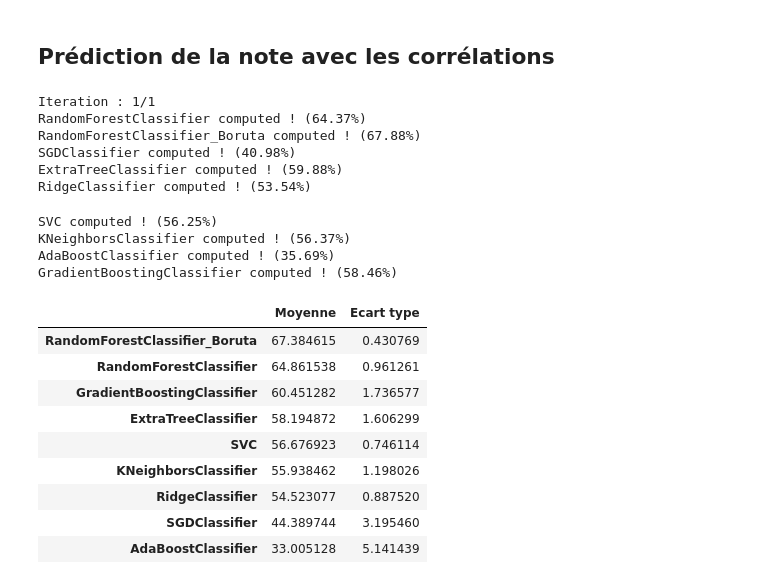
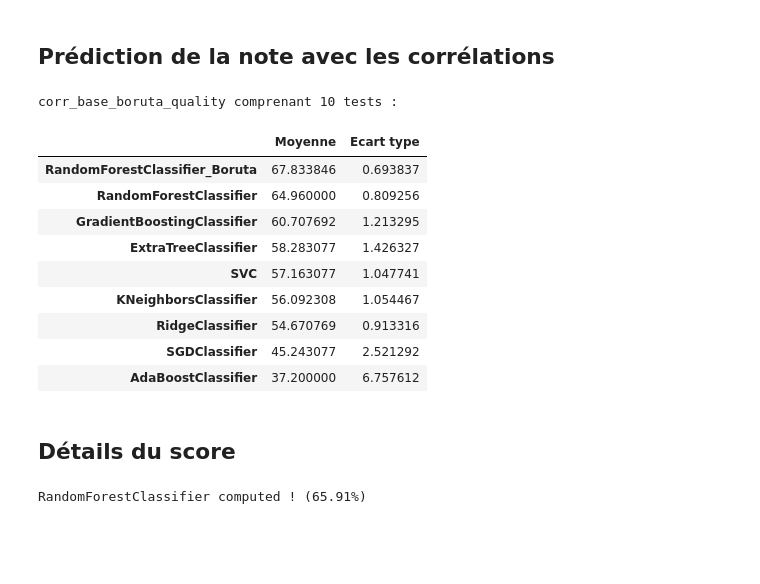
Before and after one commit to Nicotous1/Wines, a Jupyter notebook: Rapport_Code.ipynb, the cells around one changed output. Cells and saved outputs as stored; diff of their text form; code cells hidden in the pictures; blank space fills up the shorter version.

```diff
--- a/Rapport_Code.ipynb
+++ b/Rapport_Code.ipynb
@@ -329,6 +331,7 @@ En résumé, c'est un cache pour les tests.
 # %%
 import pickle
 import os
+from IPython.display import display, HTML
 
 class NClassifierTester:
     folder = "data/" # Dossier où seront stockés les résultats.
@@ -350,7 +353,6 @@ class NClassifierTester:
         n_todo = n - n_done
 
         if n_todo > 0:
-            res = [] # Stocke tous les dictionaires de scores
             # Réalise les n tests
             for i in range(n_todo):
                 print("Iteration : "+ str(i+1) + "/" + str(n_todo))
@@ -358,17 +360,28 @@ class NClassifierTester:
                 tester.full_test(clfs, boruta)
 
                 scores = tester.get_dict_score()
-                res.append(scores.values())
 
-            # Fusionne les nouveaux tests dans le dataFrame
-            res_df = pd.DataFrame(res, columns = scores.keys())
-            cache = cache.append(res_df, ignore_index=True)
+                # Fusionne le nouveau test dans le dataFrame
+                cache = cache.append(scores, ignore_index=True)
+                # Sauvegarde le cache
+                self._save_cache(name, cache)
 
-            # Sauvegarde le cache
-            self._save_cache(name, cache)
+                ## On fait ses deux étapes à chaque étape car pour une boruta le calcul peut etre long
+                ## Ainsi si on stop l'algo avant n on ne perd pas tous les calculs
 
+        self.show(name)
         return cache
 
+    def show(self, name):
+        df = self._load_cache(name)
+
+        ms = df.mean().sort_values(ascending = False)*100
+        stds = df.std()*100
+
+        data = np.array([ms.values, stds[ms.index].values]).transpose()
+
+        print(name + " comprenant "+str(len(df.index))+" tests :")
+        display(pd.DataFrame(data, index = ms.index, columns = ["Moyenne", "Ecart type"]))
 
     def _load_cache(self, name):
         path_file = self.__class__.folder + name + ".pickle"
@@ -680,26 +689,24 @@ Nouvelles features de corrélations :
 ## Prédiction de la note avec les corrélations
 # %%
 NTester = NClassifierTester()
-df = NTester.test("corr_base_boruta_quality", wines_c, "quality", n = 3, boruta = True)
-show_scores_df(df)
+df = NTester.test("corr_base_boruta_quality", wines_c, "quality", n = 10, boruta = True)
 # %% [output]
-Iteration : 1/1
-RandomForestClassifier computed ! (64.37%)
-RandomForestClassifier_Boruta computed ! (67.88%)
-SGDClassifier computed ! (40.98%)
-ExtraTreeClassifier computed ! (59.88%)
-RidgeClassifier computed ! (53.54%)
+corr_base_boruta_quality comprenant 10 tests :
-SVC computed ! (56.25%)
-KNeighborsClassifier computed ! (56.37%)
-AdaBoostClassifier computed ! (35.69%)
-GradientBoostingClassifier computed ! (58.46%)
 |  | Moyenne | Ecart type |
-| RandomForestClassifier_Boruta | 67.384615 | 0.430769 |
-| RandomForestClassifier | 64.861538 | 0.961261 |
-| GradientBoostingClassifier | 60.451282 | 1.736577 |
-| ExtraTreeClassifier | 58.194872 | 1.606299 |
-| SVC | 56.676923 | 0.746114 |
-| KNeighborsClassifier | 55.938462 | 1.198026 |
-| RidgeClassifier | 54.523077 | 0.887520 |
-| SGDClassifier | 44.389744 | 3.195460 |
-| AdaBoostClassifier | 33.005128 | 5.141439 |
+| RandomForestClassifier_Boruta | 67.833846 | 0.693837 |
+| RandomForestClassifier | 64.960000 | 0.809256 |
+| GradientBoostingClassifier | 60.707692 | 1.213295 |
+| ExtraTreeClassifier | 58.283077 | 1.426327 |
+| SVC | 57.163077 | 1.047741 |
+| KNeighborsClassifier | 56.092308 | 1.054467 |
+| RidgeClassifier | 54.670769 | 0.913316 |
+| SGDClassifier | 45.243077 | 2.521292 |
+| AdaBoostClassifier | 37.200000 | 6.757612 |
+# %% [markdown]
+## Détails du score
+# %%
+tester = ClassifierTester(wines_c, "quality")
+score_details = tester.test(RandomForestClassifier(), boruta = True)
+score_details
+# %% [output]
+RandomForestClassifier computed ! (65.91%)
```
Also changed, not shown: parts of 12 cells of this notebook, 4 other files.
